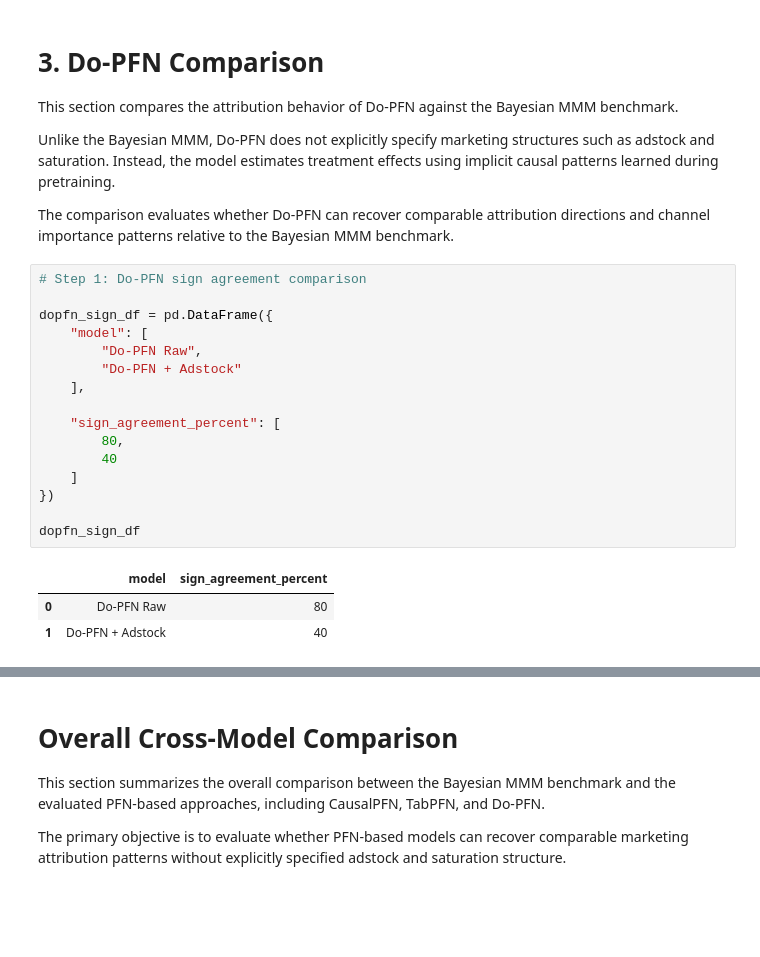
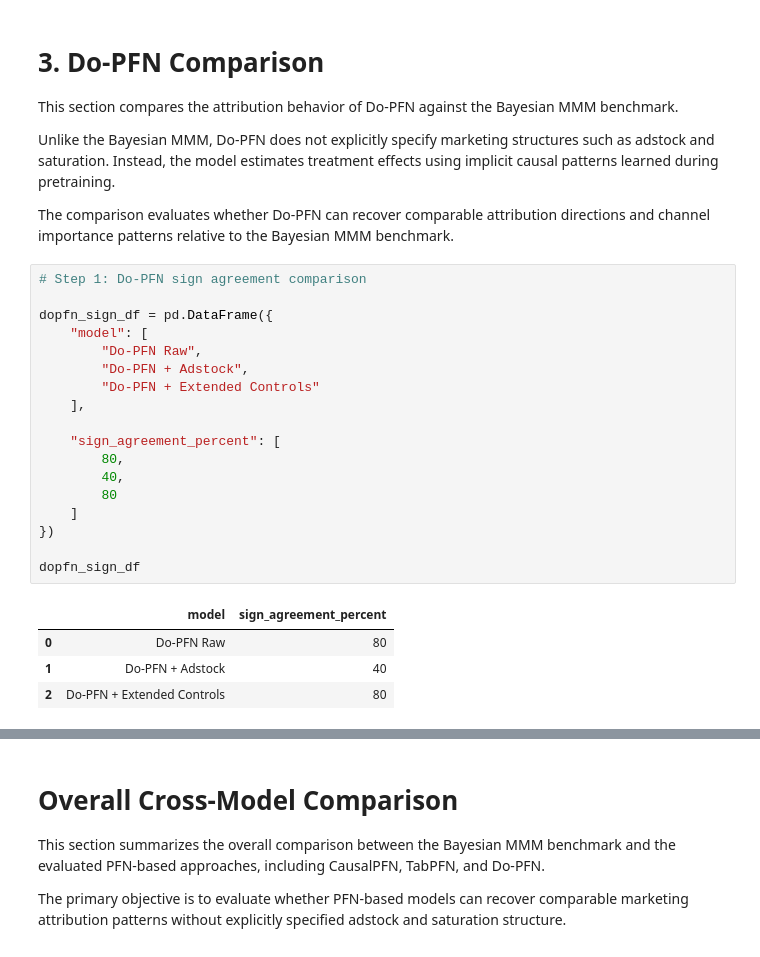
Before and after one commit to ismaelale13/seminar-mmm-pfn, a Jupyter notebook: notebooks/06_comparisons&Summary.ipynb, the cells around one changed output, grey strips where cells are left out. Saved outputs shown, nothing was run; the diff lists cells and outputs as text; blank space fills up the shorter version.

```diff
--- a/notebooks/06_comparisons&Summary.ipynb
+++ b/notebooks/06_comparisons&Summary.ipynb
@@ -387,23 +387,26 @@ The comparison evaluates whether Do-PFN can recover comparable attribution direc
 # %%
 # Step 1: Do-PFN sign agreement comparison
 
 dopfn_sign_df = pd.DataFrame({
     "model": [
         "Do-PFN Raw",
-        "Do-PFN + Adstock"
+        "Do-PFN + Adstock",
+        "Do-PFN + Extended Controls"
     ],
 
     "sign_agreement_percent": [
         80,
-        40
+        40,
+        80
     ]
 })
 
 dopfn_sign_df
 # %% [output]
 |  | model | sign_agreement_percent |
 | 0 | Do-PFN Raw | 80 |
 | 1 | Do-PFN + Adstock | 40 |
+| 2 | Do-PFN + Extended Controls | 80 |
 # %% [markdown]
 ## Do-PFN Sign Agreement Findings
 
```
Also changed, not shown: parts of 5 cells of this notebook.
